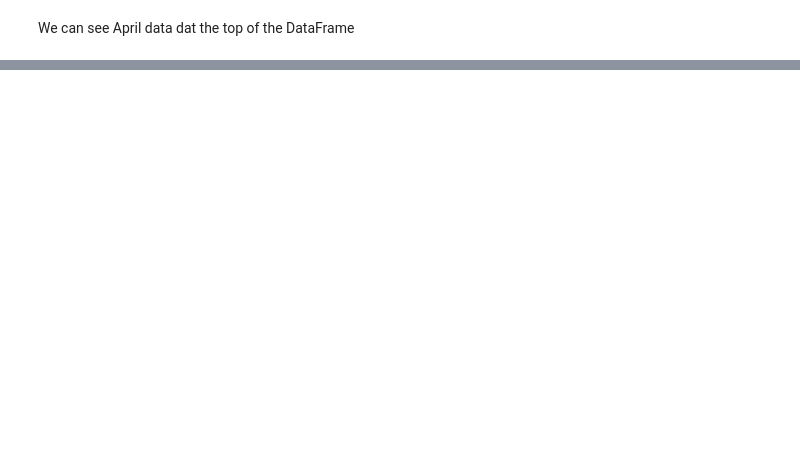
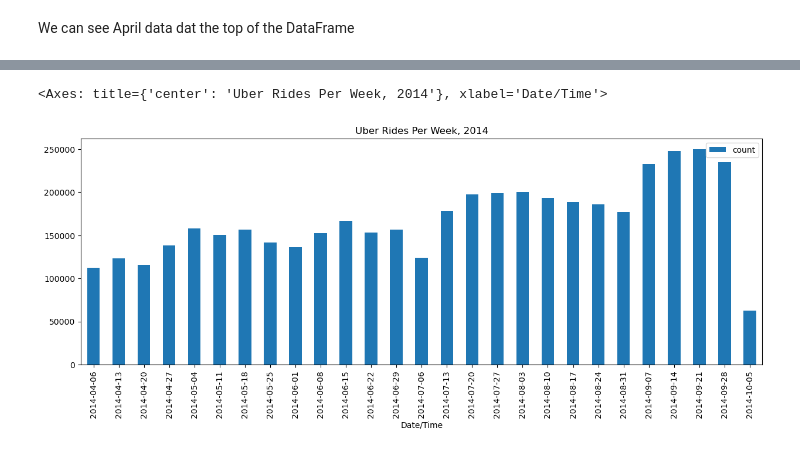
Before and after one commit to APS106/APS106-winter-2024-kinsella-goodfellow, a Jupyter notebook: lectures/week12/lecture2/notebooks/week12_lecture2_complete.ipynb, the cells around one changed output, grey strips where cells are left out. Saved outputs shown, nothing was run; the diff lists cells and outputs as text; code cells hidden in the pictures; blank space fills up the shorter version.

Commit message:
- Week 12 lectures

```diff
--- a/lectures/week12/lecture2/notebooks/week12_lecture2_complete.ipynb
+++ b/lectures/week12/lecture2/notebooks/week12_lecture2_complete.ipynb
@@ -814,0 +1146,3 @@ Let's create a `Node`.
+# %%
+combined_uber_data = pd.read_csv('combined_uber_data.csv')
+combined_uber_data.head()
@@ -814,0 +1156,5 @@ Let's create a `Node`.
+# %%
+combined_uber_data.plot(kind='bar', x='Date/Time', y='count', figsize=(15, 5), title='Uber Rides Per Week, 2014')
+# %% [output]
+<Axes: title={'center': 'Uber Rides Per Week, 2014'}, xlabel='Date/Time'>
+[figure, added]
```
Also changed, not shown: parts of 74 cells of this notebook, 2 other files.
